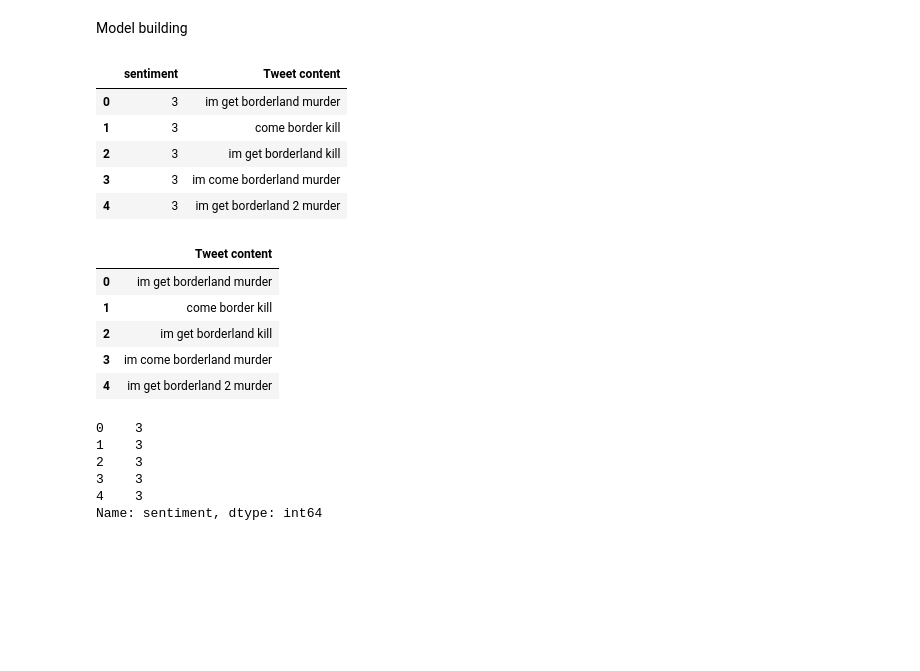
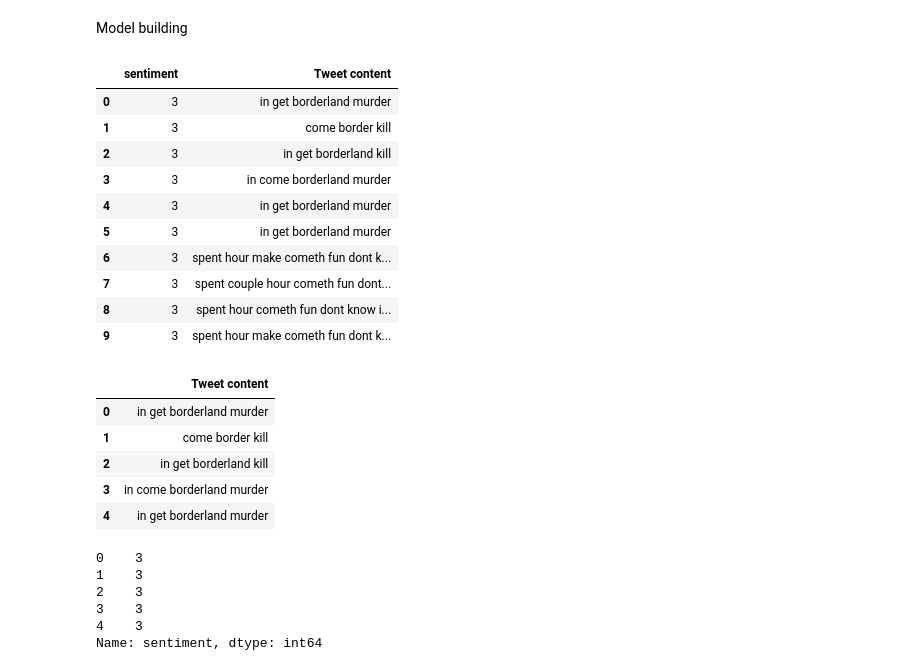
Before and after one commit to Creator-Turbo/Twitter-Sentiment-Analysis, a Jupyter notebook: notebook/ml.ipynb, the cells around one changed output. Saved outputs shown, nothing was run; the diff lists cells and outputs as text; code cells hidden in the pictures; blank space fills up the shorter version.

```diff
--- a/notebook/ml.ipynb
+++ b/notebook/ml.ipynb
@@ -67,7 +67,7 @@ import pickle
 # %%
 # Define column names
 column_names = ['Tweet ID','entity', 'sentiment', 'Tweet content']
-twitter_Sentiment = pd.read_csv("D:\\Twitter Sentiment Analysis\\data\\twitter_training.csv",names=column_names)
+twitter_Sentiment = pd.read_csv("D:\\Twitter-Sentiment-Analysis\\data\\twitter_training.csv",names=column_names,nrows=1000)
 twitter_Sentiment.head()
 # %% [output]
 |  | Tweet ID | entity | sentiment | Tweet content |
@@ -348 +368,10 @@ twitter_Sentiment['Tweet content'] = twitter_Sentiment['Tweet content'].apply(la
+# %%
+import re
+
+def remove_numbers(text):
+    return re.sub(r'\d+', '', text)
+
+
+twitter_Sentiment['Tweet content'] = twitter_Sentiment['Tweet content'].apply(remove_numbers)
+# Output: "rockhard la varlop rare power handsom jackpot borderland xbox dlvritrmtrgf"
 # %%
@@ -413,3 +442,8 @@ def transform_text(text):
     return " ".join(y)
 # %%
 twitter_Sentiment['Tweet content'] = twitter_Sentiment['Tweet content'].apply(transform_text)
+# %%
+def remove_numbers(text):
+    return re.sub(r'\d+', '', text)
+
+twitter_Sentiment['Tweet content'] = twitter_Sentiment['Tweet content'].apply(remove_numbers)
@@ -415,0 +485,10 @@ twitter_Sentiment['Tweet content'] = twitter_Sentiment['Tweet content'].apply(tr
+# %%
+from textblob import TextBlob
+
+# Define a function to correct the spelling with context
+def correct_spelling_with_context(text):
+    blob = TextBlob(text)
+    return blob.correct().string
+
+# Apply the function to the 'Tweet content' column in your DataFrame
+twitter_Sentiment["Tweet content"] = twitter_Sentiment["Tweet content"].apply(correct_spelling_with_context)
@@ -416,14 +527,19 @@ twitter_Sentiment['Tweet content'] = twitter_Sentiment['Tweet content'].apply(tr
 # %% [markdown]
 Model building
 # %%
-twitter_Sentiment.head()
+twitter_Sentiment.head(10)
 # %% [output]
 |  | sentiment | Tweet content |
-| 0 | 3 | im get borderland murder |
+| 0 | 3 | in get borderland murder |
 | 1 | 3 | come border kill |
-| 2 | 3 | im get borderland kill |
-| 3 | 3 | im come borderland murder |
-| 4 | 3 | im get borderland 2 murder |
+| 2 | 3 | in get borderland kill |
+| 3 | 3 | in come borderland murder |
+| 4 | 3 | in get borderland murder |
+| 5 | 3 | in get borderland murder |
+| 6 | 3 | spent hour make cometh fun dont k... |
+| 7 | 3 | spent couple hour cometh fun dont... |
+| 8 | 3 | spent hour cometh fun dont know i... |
+| 9 | 3 | spent hour make cometh fun dont k... |
 # %%
 # Drop column 'B'
 X = twitter_Sentiment.drop('sentiment', axis=1)
@@ -432,11 +548,11 @@ y = twitter_Sentiment['sentiment']
 X.head()
 # %% [output]
 |  | Tweet content |
-| 0 | im get borderland murder |
+| 0 | in get borderland murder |
 | 1 | come border kill |
-| 2 | im get borderland kill |
-| 3 | im come borderland murder |
-| 4 | im get borderland 2 murder |
+| 2 | in get borderland kill |
+| 3 | in come borderland murder |
+| 4 | in get borderland murder |
 # %%
 y.head()
 # %% [output]
```
Also changed, not shown: parts of 33 cells of this notebook.
